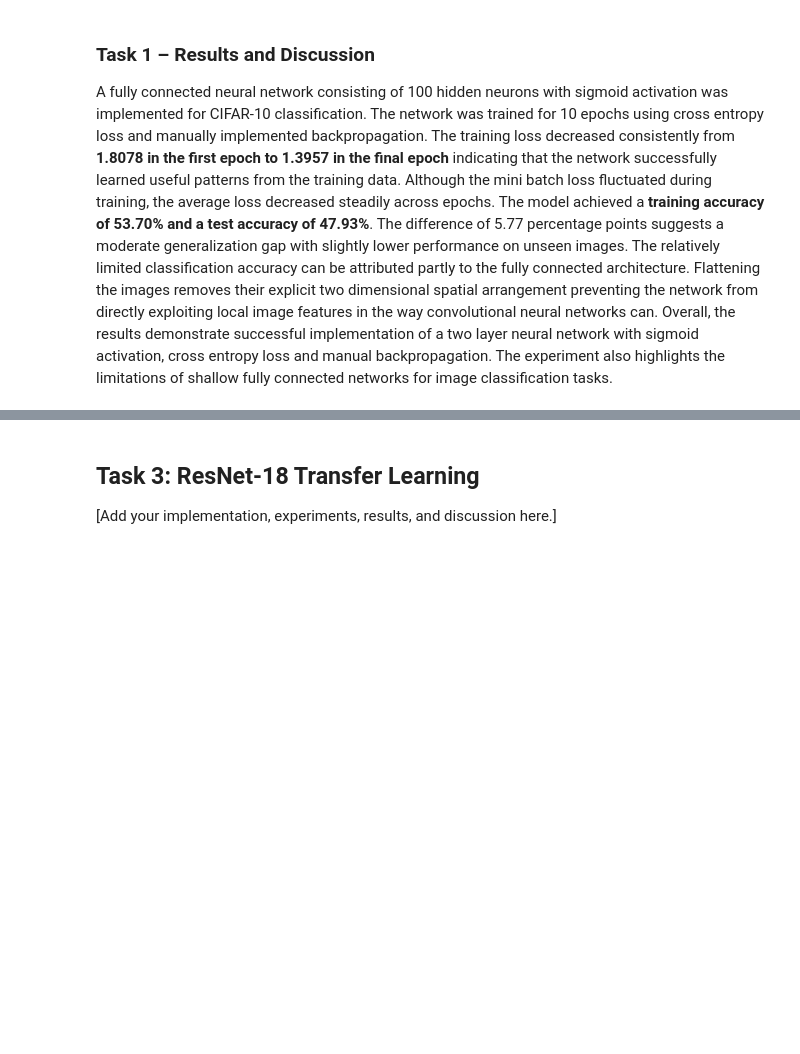
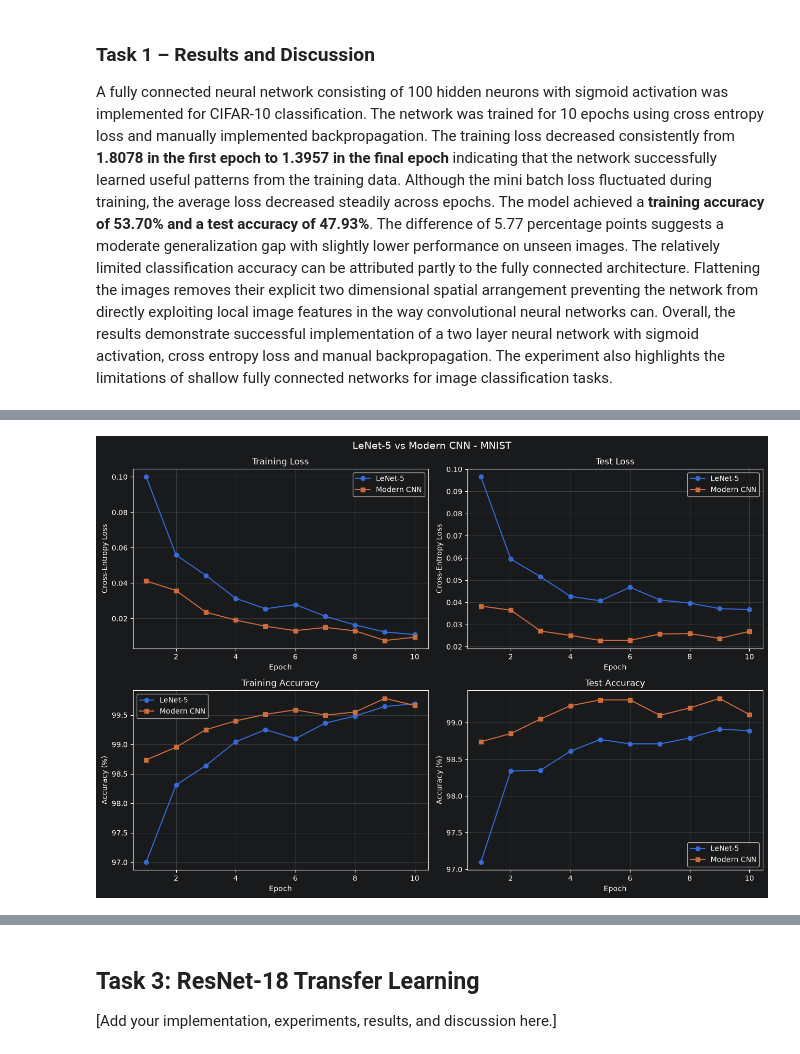
Before and after one commit to indeepa-05/EN3160-Image-Processing, a Jupyter notebook: Assignment3/EN3160_Assignment_03.ipynb, the cells around one changed output, grey strips where cells are left out. Cells and saved outputs as stored; diff of their text form; code cells hidden in the pictures; blank space fills up the shorter version.

Commit message:
Completed Assignment 3 - task 2

```diff
--- a/Assignment3/EN3160_Assignment_03.ipynb
+++ b/Assignment3/EN3160_Assignment_03.ipynb
@@ -160,0 +161,20 @@ A fully connected neural network consisting of 100 hidden neurons with sigmoid a
+# %%
+import torch
+import torch.nn as nn
+import torch.optim as optim
+import torchvision
+import torchvision.transforms as transforms
+import matplotlib.pyplot as plt
+
+torch.manual_seed(42)
+device = torch.device("cuda" if torch.cuda.is_available() else "cpu")
+# Preprocessing
+mnist_transform = transforms.Compose([transforms.Pad(2),transforms.ToTensor(),transforms.Normalize((0.1307,), (0.3081,))])
+batch_size = 128
+mnist_trainset = torchvision.datasets.MNIST(root="./data",train=True,download=True,transform=mnist_transform)
+mnist_testset = torchvision.datasets.MNIST(root="./data",train=False,download=True,transform=mnist_transform)
+mnist_trainloader = torch.utils.data.DataLoader(mnist_trainset,batch_size=batch_size,shuffle=True,num_workers=0,pin_memory=True)
+mnist_testloader = torch.utils.data.DataLoader(mnist_testset,batch_size=batch_size,shuffle=False,num_workers=0,pin_memory=True)
+print("Device:", device)
+print("Training images:", len(mnist_trainset))
+print("Test images:", len(mnist_testset))
@@ -160,0 +354,4 @@ A fully connected neural network consisting of 100 hidden neurons with sigmoid a
+# %%
+# Task 2(a) - Train LeNet-5
+print("Training LeNet-5")
+lenet_history = train_model(lenet5,mnist_trainloader,mnist_testloader,epochs=10,lr=0.001)
@@ -160,0 +370,4 @@ A fully connected neural network consisting of 100 hidden neurons with sigmoid a
+# %%
+# Task 2(b) - Train Modern CNN
+print("Training Modern CNN")
+modern_history = train_model(modern_cnn,mnist_trainloader,mnist_testloader,epochs=10,lr=0.001)
@@ -160,0 +386,18 @@ A fully connected neural network consisting of 100 hidden neurons with sigmoid a
+# %%
+# Task 2(c) - Training Curves Comparison
+epochs = range(1, 11)
+fig, axes = plt.subplots(2, 2, figsize=(13, 9))
+metrics = [("train_loss", "Training Loss", "Cross-Entropy Loss"),("test_loss", "Test Loss", "Cross-Entropy Loss"),("train_acc", "Training Accuracy", "Accuracy (%)"),("test_acc", "Test Accuracy", "Accuracy (%)")]
+for ax, (metric, title, ylabel) in zip(axes.flat, metrics):
+    ax.plot(epochs, lenet_history[metric],marker="o", label="LeNet-5")
+    ax.plot(epochs, modern_history[metric],marker="s", label="Modern CNN")
+    ax.set_title(title)
+    ax.set_xlabel("Epoch")
+    ax.set_ylabel(ylabel)
+    ax.grid(True, alpha=0.3)
+    ax.legend()
+plt.suptitle("LeNet-5 vs Modern CNN - MNIST",fontsize=14)
+plt.tight_layout()
+plt.show()
+# %% [output]
+[figure, added]
```
Also changed, not shown: parts of 10 cells of this notebook.
